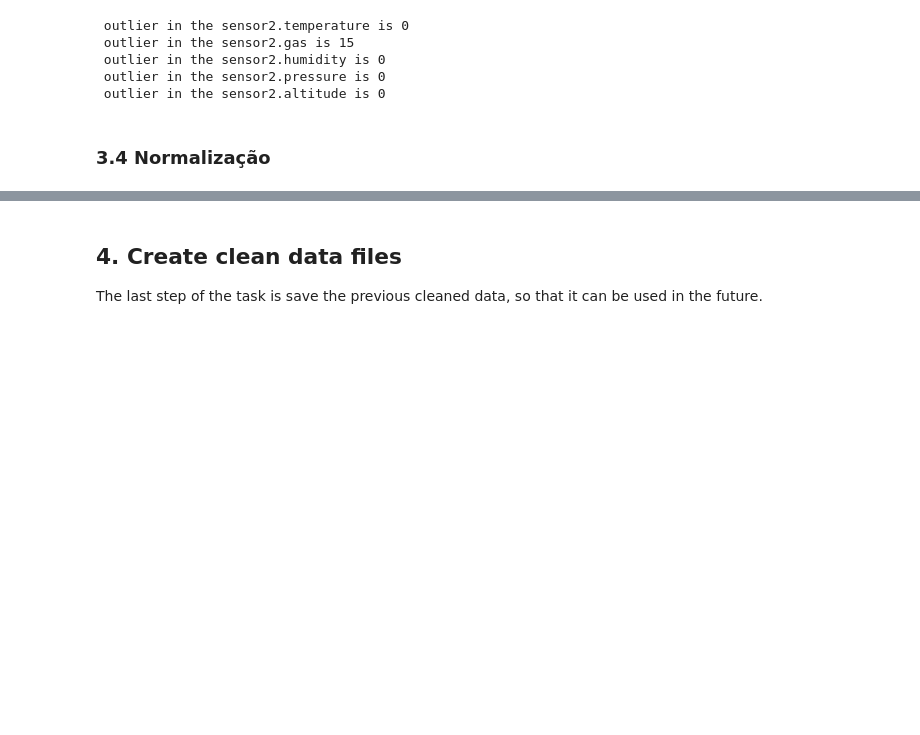
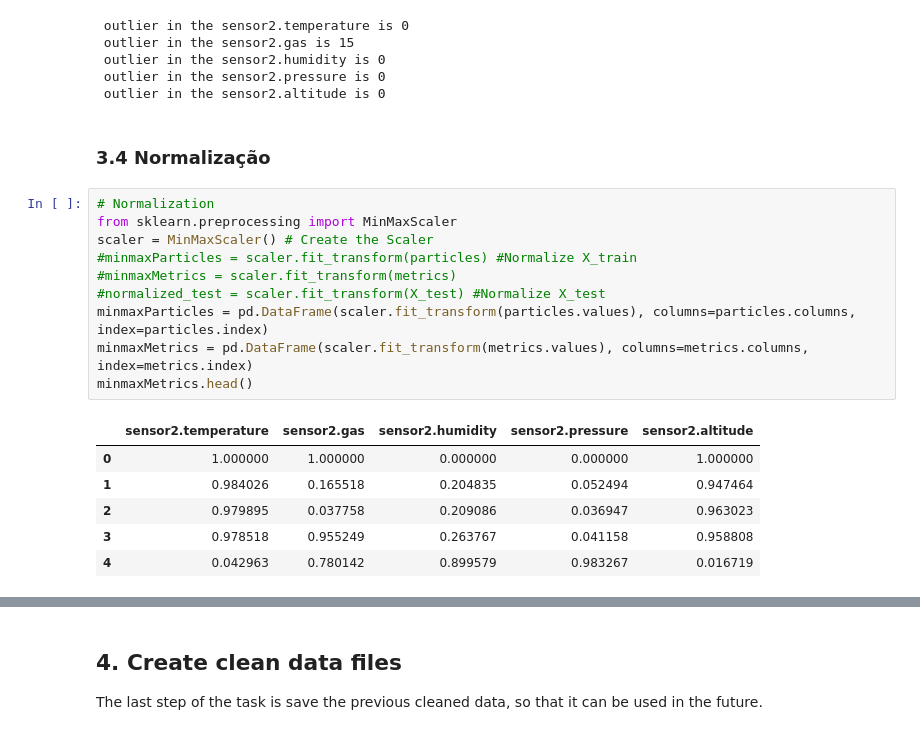
Before and after one commit to tiago-fontes/PEI, a Jupyter notebook: AlertAI/DataPreProcessing.ipynb, the cells around one changed output, grey strips where cells are left out. Drawn from its saved outputs; the diff is of its cells as text; blank space fills up the shorter version.

Commit message:
Add Normalization & Standarization

```diff
--- a/AlertAI/DataPreProcessing.ipynb
+++ b/AlertAI/DataPreProcessing.ipynb
@@ -391,3 +391,20 @@ for colum in metricsSorted:
  outlier in the sensor2.altitude is 0
 # %% [markdown]
 ### 3.4 Normalização
+# %%
+# Normalization
+from sklearn.preprocessing import MinMaxScaler
+scaler = MinMaxScaler() # Create the Scaler
+#minmaxParticles = scaler.fit_transform(particles) #Normalize X_train
+#minmaxMetrics = scaler.fit_transform(metrics)
+#normalized_test = scaler.fit_transform(X_test) #Normalize X_test
+minmaxParticles = pd.DataFrame(scaler.fit_transform(particles.values), columns=particles.columns, index=particles.index)
+minmaxMetrics = pd.DataFrame(scaler.fit_transform(metrics.values), columns=metrics.columns, index=metrics.index)
+minmaxMetrics.head()
+# %% [output]
+|  | sensor2.temperature | sensor2.gas | sensor2.humidity | sensor2.pressure | sensor2.altitude |
+| 0 | 1.000000 | 1.000000 | 0.000000 | 0.000000 | 1.000000 |
+| 1 | 0.984026 | 0.165518 | 0.204835 | 0.052494 | 0.947464 |
+| 2 | 0.979895 | 0.037758 | 0.209086 | 0.036947 | 0.963023 |
+| 3 | 0.978518 | 0.955249 | 0.263767 | 0.041158 | 0.958808 |
+| 4 | 0.042963 | 0.780142 | 0.899579 | 0.983267 | 0.016719 |
```
Also changed, not shown: parts of 9 cells of this notebook, 4 other files.
